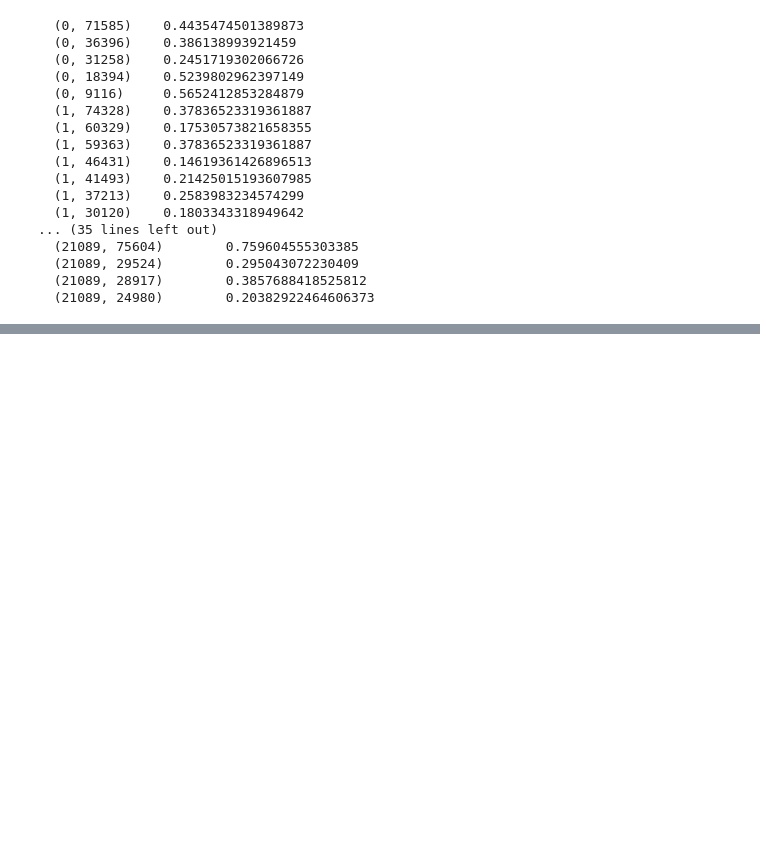
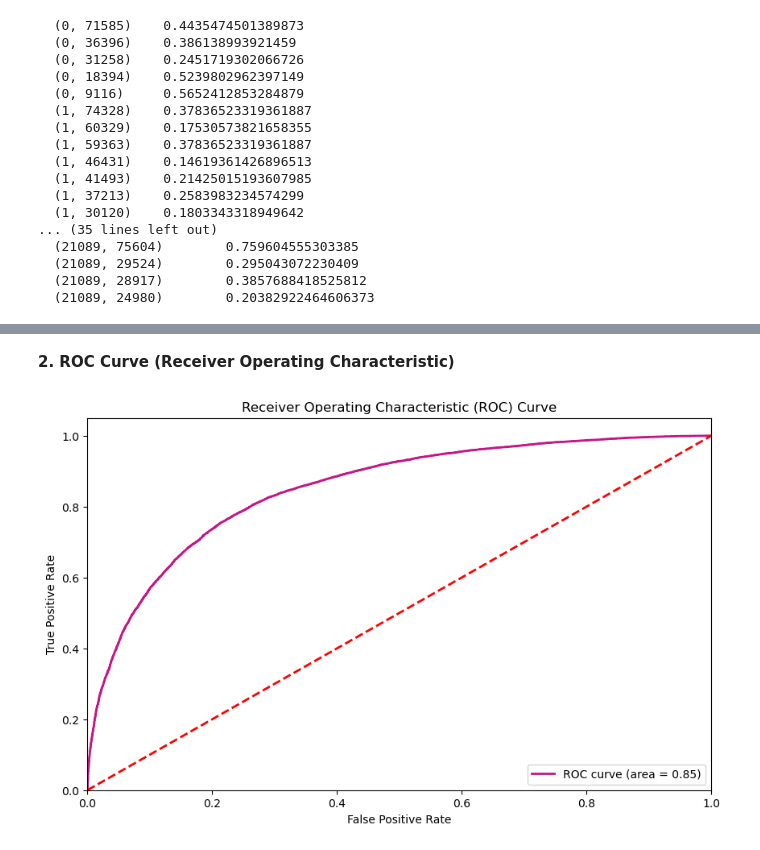
Before and after one commit to ChristinaDiam/Deep_Learning_for_NLP, a Jupyter notebook: Project_1.ipynb, the cells around one changed output, grey strips where cells are left out. Saved outputs shown, nothing was run; the diff lists cells and outputs as text; code cells hidden in the pictures; blank space fills up the shorter version.

```diff
--- a/Project_1.ipynb
+++ b/Project_1.ipynb
@@ -462,0 +528,23 @@ test
+# %% [markdown]
+**2. ROC Curve (Receiver Operating Characteristic)**
+# %%
+# Calculate True Positive Rate (TPR) & False Positive Rate (FPR)
+y_val_pred_proba = model.predict_proba(X_val)[:, 1]
+fpr, tpr, _ = roc_curve(y_val, y_val_pred_proba)
+
+# Calculate AUC (Area Under Curve)
+roc_auc = auc(fpr, tpr)
+
+# Plot for ROC Curve
+plt.figure(figsize=(10,6))
+plt.plot(fpr, tpr, color="#C71585", lw=2, label=f"ROC curve (area = {roc_auc:.2f})")
+plt.plot([0, 1], [0, 1], color="red", lw=2, linestyle="--")
+plt.xlim([0.0, 1.0])
+plt.ylim([0.0, 1.05])
+plt.xlabel("False Positive Rate")
+plt.ylabel("True Positive Rate")
+plt.title("Receiver Operating Characteristic (ROC) Curve")
+plt.legend(loc="lower right")
+plt.show()
+# %% [output]
+[figure, added]
```
Also changed, not shown: parts of 21 cells of this notebook.
